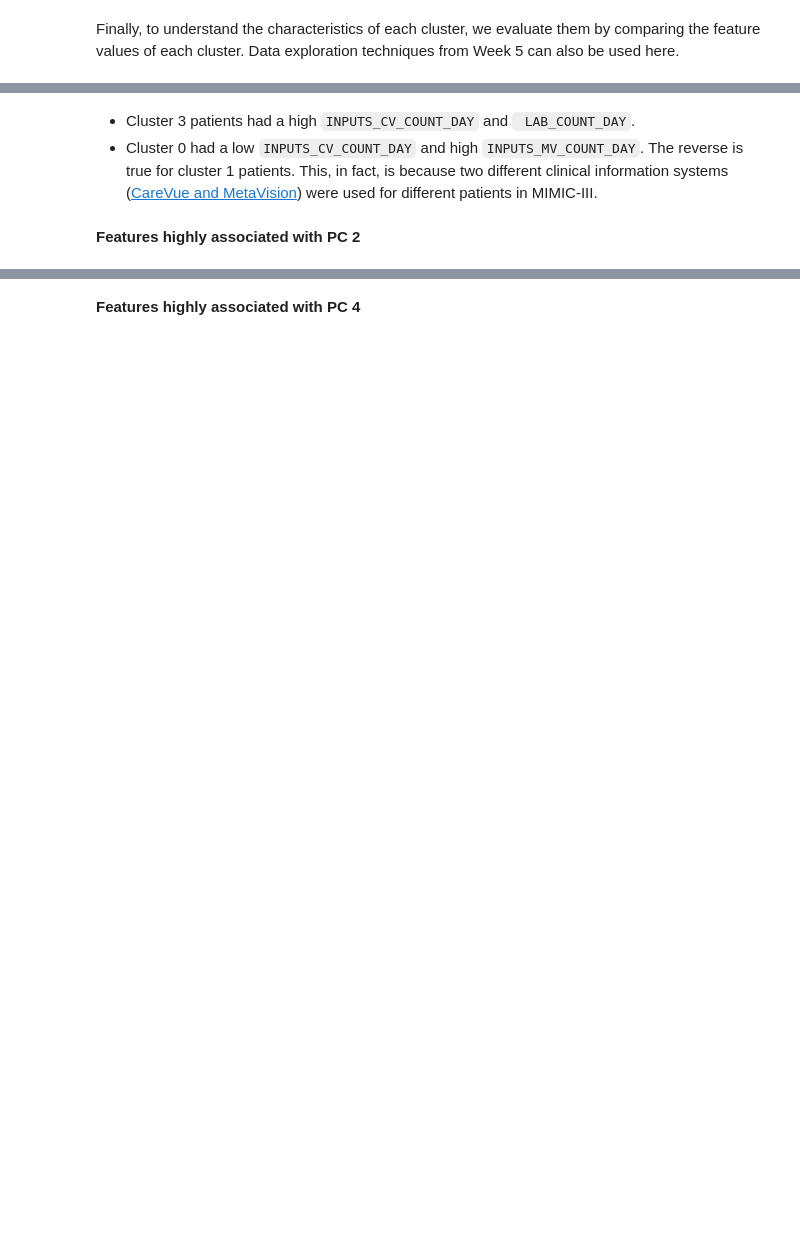
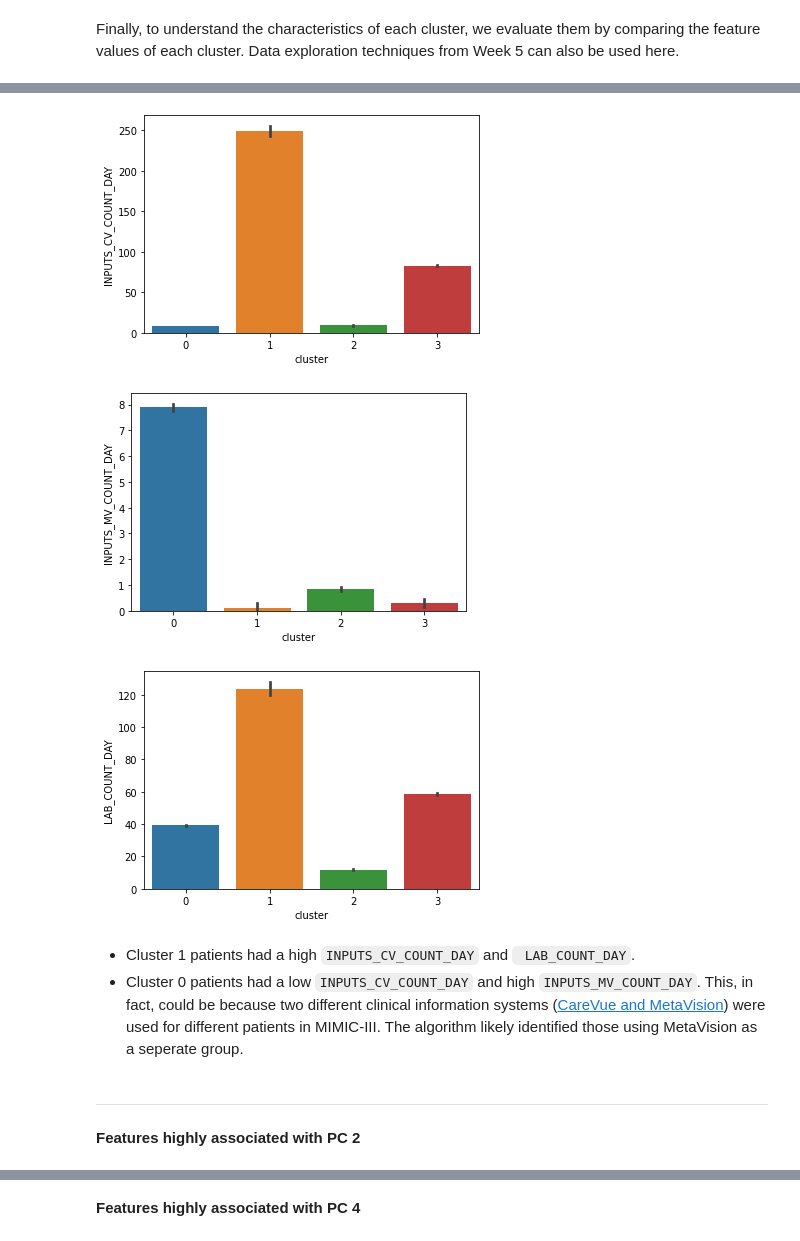
Before and after one commit to nbchan/INMR96-Digital-Health-and-Data-Analytics, a Jupyter notebook: Week_11_Unsupervised_Learning_Examples.ipynb, the cells around one changed output, grey strips where cells are left out. Saved outputs shown, nothing was run; the diff lists cells and outputs as text; code cells hidden in the pictures; blank space fills up the shorter version.

Commit message:
Added more plots and explanation

```diff
--- a/Week_11_Unsupervised_Learning_Examples.ipynb
+++ b/Week_11_Unsupervised_Learning_Examples.ipynb
@@ -265,7 +279,17 @@ df_clustered[['INPUTS_CV_COUNT_DAY', 'INPUTS_MV_COUNT_DAY', 'LAB_COUNT_DAY', 'cl
+# %%
+for col_name in ['INPUTS_CV_COUNT_DAY', 'INPUTS_MV_COUNT_DAY', 'LAB_COUNT_DAY']:
+  sns.barplot(data = df_clustered, x = 'cluster', y = col_name)
+  plt.show()
+# %% [output]
+[figure, added]
+[figure, added]
+[figure, added]
 # %% [markdown]
-* Cluster 3 patients had a high `INPUTS_CV_COUNT_DAY` and `	LAB_COUNT_DAY`.
-* Cluster 0 had a low `INPUTS_CV_COUNT_DAY` and high `INPUTS_MV_COUNT_DAY`. The reverse is true for cluster 1 patients. This, in fact, is because two different clinical information systems ([CareVue and MetaVision](https://mimic.physionet.org/mimicdata/io/)) were used for different patients in MIMIC-III.
+* Cluster 1 patients had a high `INPUTS_CV_COUNT_DAY` and `	LAB_COUNT_DAY`.
+* Cluster 0 patients had a low `INPUTS_CV_COUNT_DAY` and high `INPUTS_MV_COUNT_DAY`. This, in fact, could be because two different clinical information systems ([CareVue and MetaVision](https://mimic.physionet.org/mimicdata/io/)) were used for different patients in MIMIC-III. The algorithm likely identified those using MetaVision as a seperate group.
 # %% [markdown]
+---
+
 **Features highly associated with PC 2**
 # %%
 df_clustered[['AGE', 'ADMISSION_TYPE_NEWBORN', 'cluster']].groupby('cluster').describe()
```
Also changed, not shown: parts of 19 cells of this notebook.
